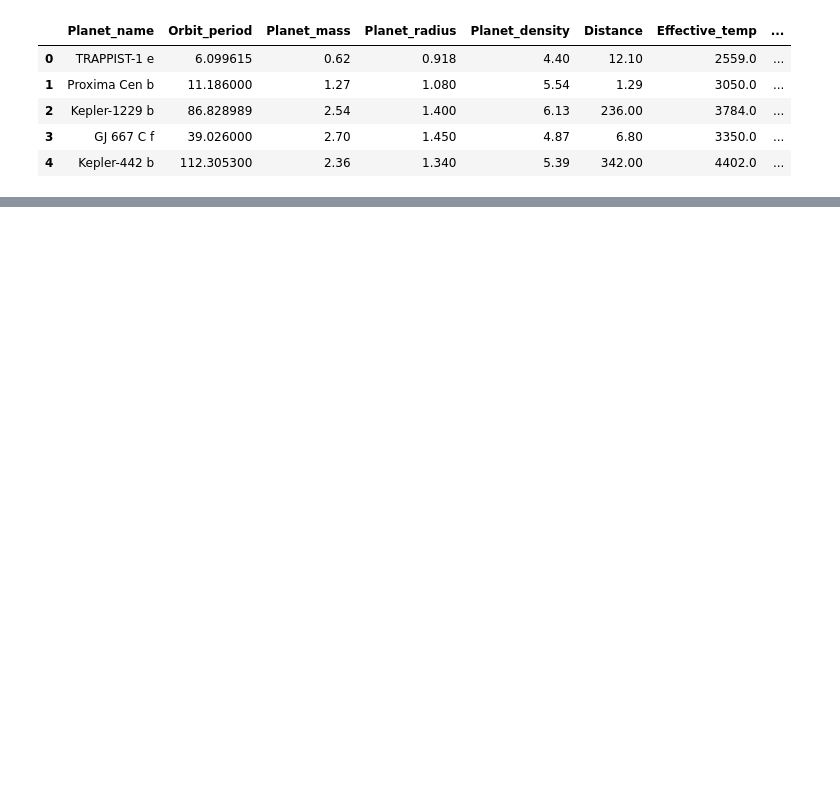
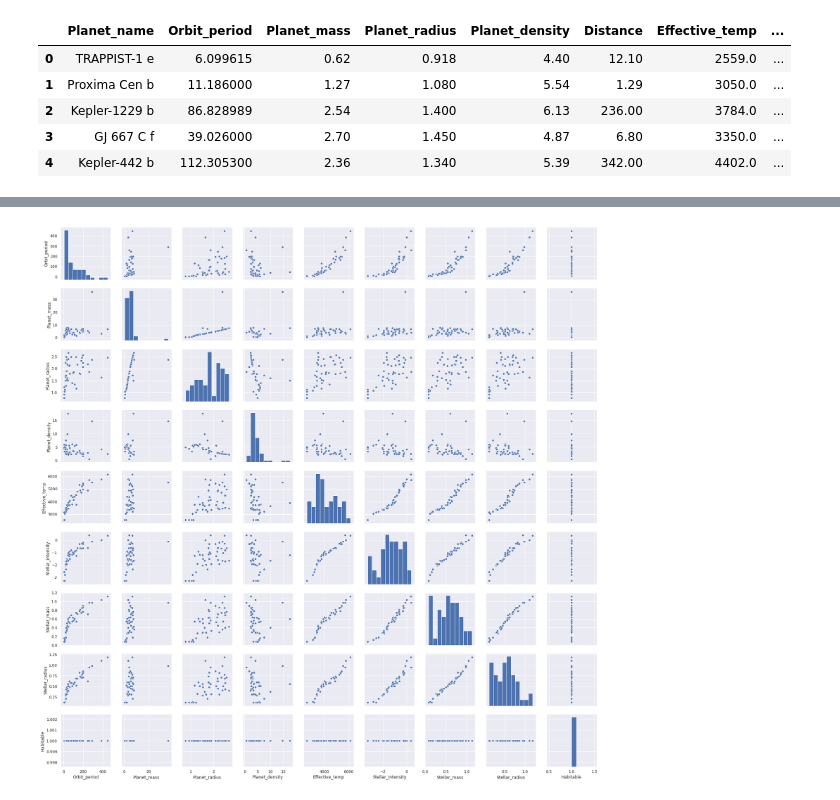
Before and after one commit to VaibhavKaushik2205/astroML-project, a Jupyter notebook: Exo-planets.ipynb, the cells around one changed output, grey strips where cells are left out. Saved outputs shown, nothing was run; the diff lists cells and outputs as text; code cells hidden in the pictures; blank space fills up the shorter version.

```diff
--- a/Exo-planets.ipynb
+++ b/Exo-planets.ipynb
@@ -74 +79,11 @@ plt.show();
+# %%
+#Scatter-Plots for various features
+
+sns.set()
+cols = ['Orbit_period','Planet_mass','Planet_radius','Planet_density','Effective_temp','Stellar_intensity','Stellar_mass','Stellar_radius','Habitable']
+#cols = ['Habitable']
+sns.pairplot(train_set[cols], height = 2.5)
+plt.show();
+# %% [output]
+[figure, added]
 # %%
```
Also changed, not shown: parts of 14 cells of this notebook, 1 other file.
